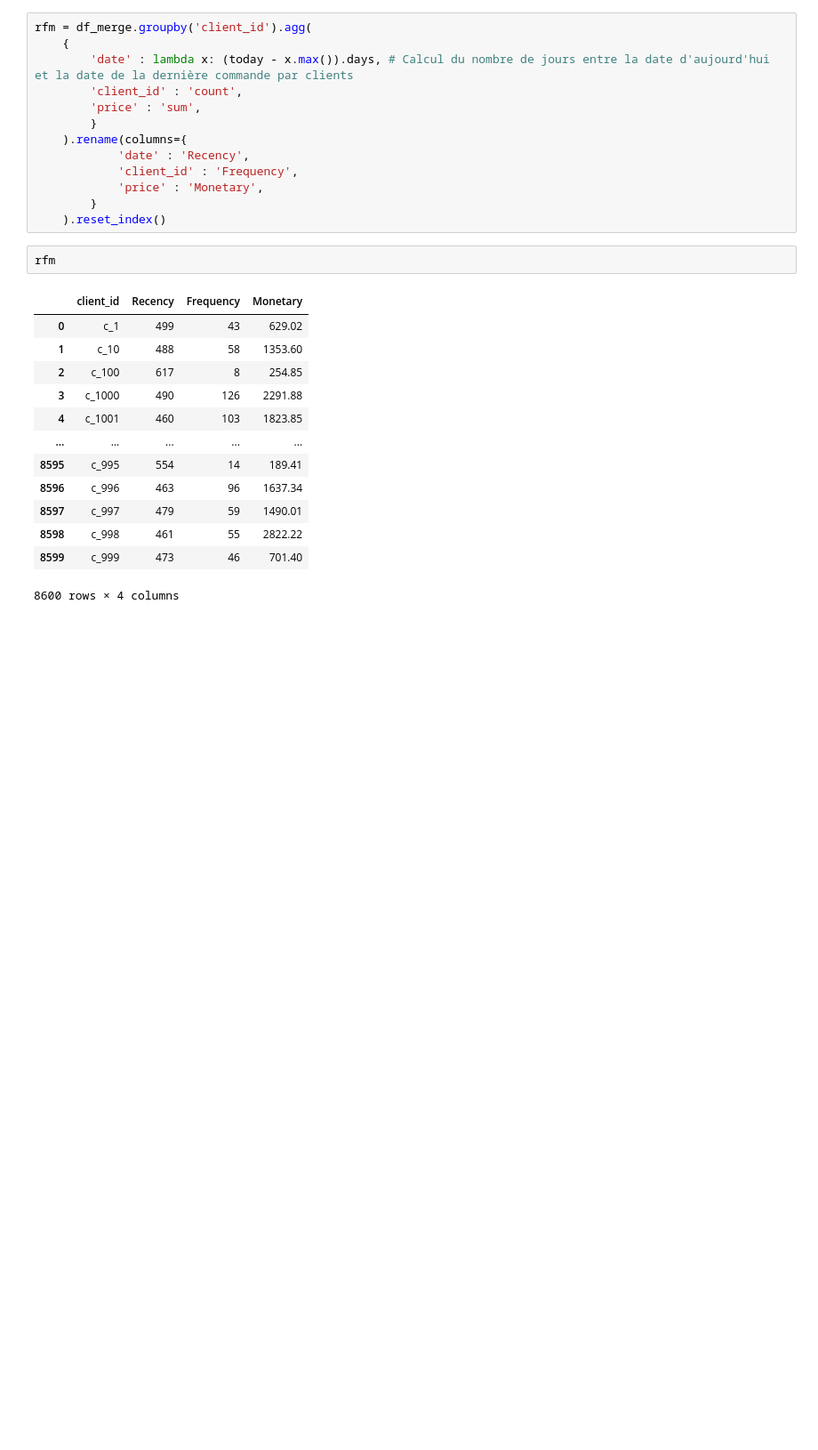
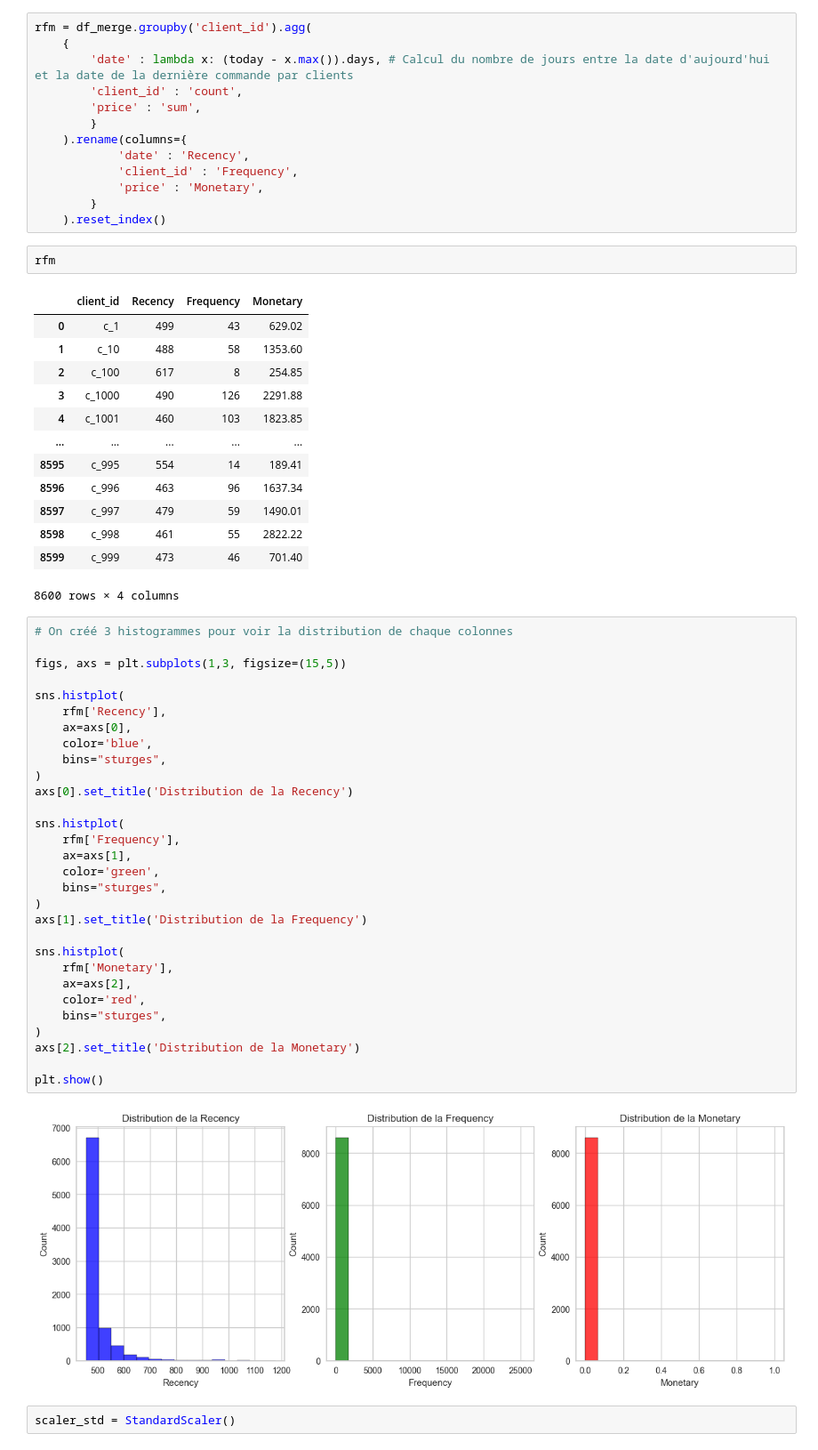
Before and after one commit to Vaelastraszz/dojo_git, a Jupyter notebook: notebooks/modeling.ipynb, the cells around one changed output. Shown: that part at 89% size. Drawn from its saved outputs; the diff is of its cells as text; blank space fills up the shorter version.

```diff
--- a/notebooks/modeling.ipynb
+++ b/notebooks/modeling.ipynb
@@ -166,3 +128,37 @@ rfm
 | 8598 | c_998 | 461 | 55 | 2822.22 |
 | 8599 | c_999 | 473 | 46 | 701.40 |
 8600 rows × 4 columns
+# %%
+# On créé 3 histogrammes pour voir la distribution de chaque colonnes
+
+figs, axs = plt.subplots(1,3, figsize=(15,5))
+
+sns.histplot(
+    rfm['Recency'],
+    ax=axs[0],
+    color='blue',
+    bins="sturges",
+)
+axs[0].set_title('Distribution de la Recency')
+
+sns.histplot(
+    rfm['Frequency'],
+    ax=axs[1],
+    color='green',
+    bins="sturges",
+)
+axs[1].set_title('Distribution de la Frequency')
+
+sns.histplot(
+    rfm['Monetary'],
+    ax=axs[2],
+    color='red',
+    bins="sturges",
+)
+axs[2].set_title('Distribution de la Monetary')
+
+plt.show()
+# %% [output]
+[figure, added]
+# %%
+scaler_std = StandardScaler()
```
Also changed, not shown: parts of 18 cells of this notebook.
